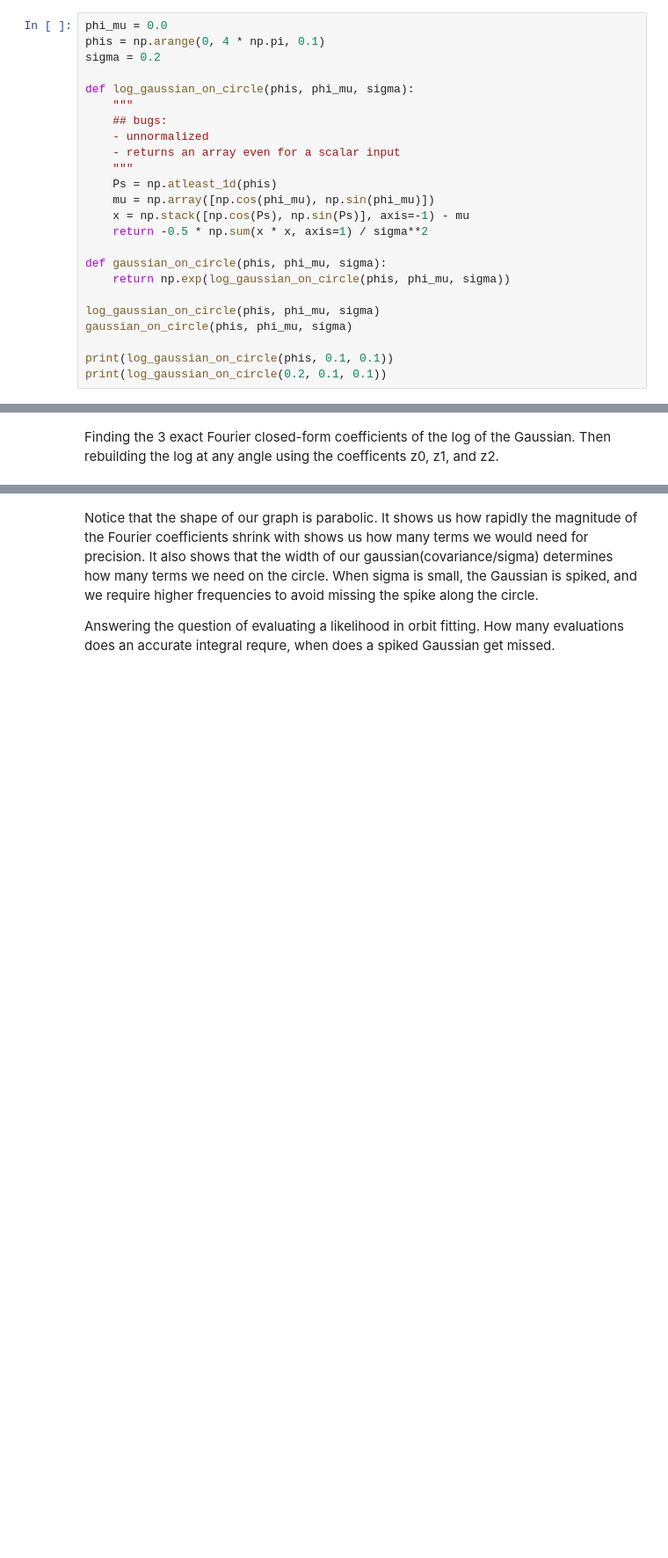
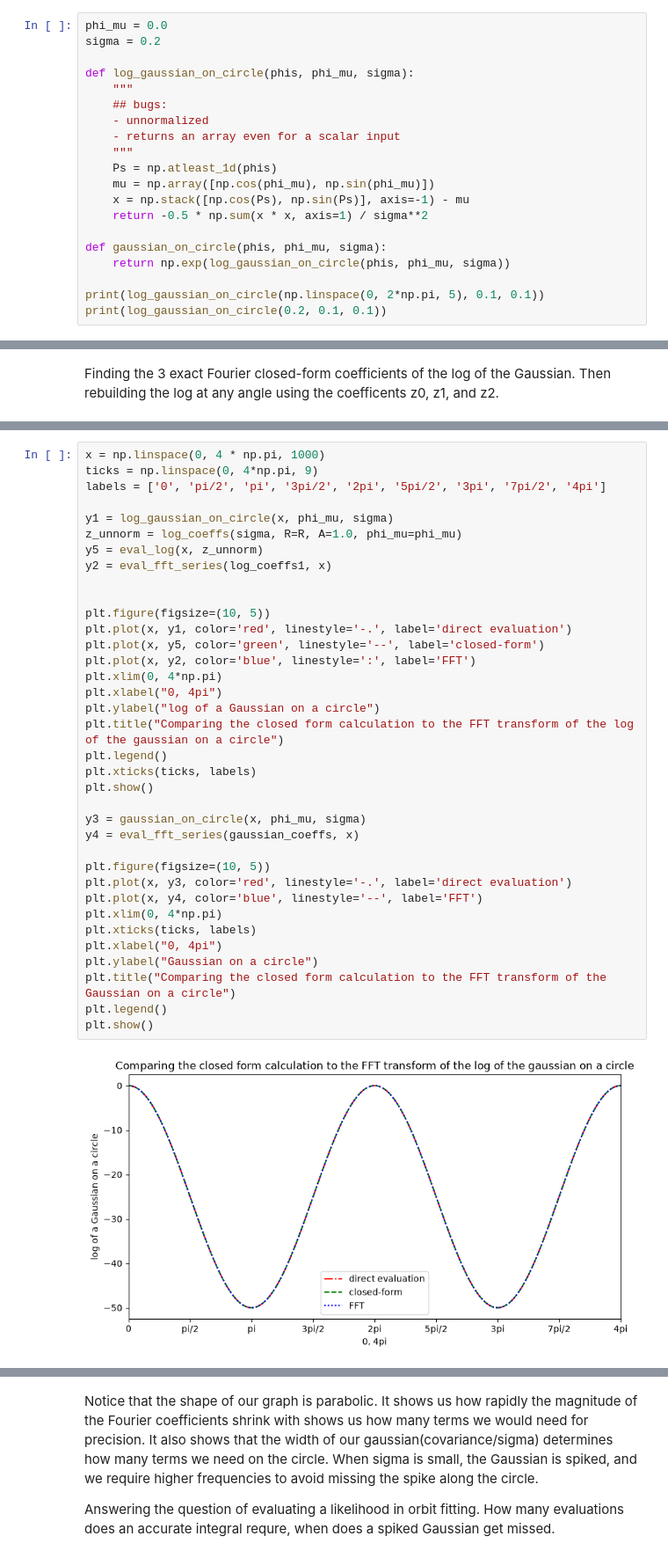
Before and after one commit to Erin-Shu/GAEL, a Jupyter notebook: Gaussian_on_a_Circle.ipynb, the cells around one changed output, grey strips where cells are left out. Shown at 88% size. Saved outputs shown, nothing was run; the diff lists cells and outputs as text; blank space fills up the shorter version.

```diff
--- a/Gaussian_on_a_Circle.ipynb
+++ b/Gaussian_on_a_Circle.ipynb
@@ -20,7 +6,6 @@ from functools import partial
 2d gaussian centered at mu, with width sigma evaluated on the unit circle.
 # %%
 phi_mu = 0.0
-phis = np.arange(0, 4 * np.pi, 0.1)
 sigma = 0.2
 
 def log_gaussian_on_circle(phis, phi_mu, sigma):
@@ -37,9 +22,6 @@ def log_gaussian_on_circle(phis, phi_mu, sigma):
 def gaussian_on_circle(phis, phi_mu, sigma):
     return np.exp(log_gaussian_on_circle(phis, phi_mu, sigma))
 
-log_gaussian_on_circle(phis, phi_mu, sigma)
-gaussian_on_circle(phis, phi_mu, sigma)
-
-print(log_gaussian_on_circle(phis, 0.1, 0.1))
+print(log_gaussian_on_circle(np.linspace(0, 2*np.pi, 5), 0.1, 0.1))
 print(log_gaussian_on_circle(0.2, 0.1, 0.1))
 # %% [output]
@@ -186,0 +116,38 @@ plt.show()
+# %%
+x = np.linspace(0, 4 * np.pi, 1000)
+ticks = np.linspace(0, 4*np.pi, 9)
+labels = ['0', 'pi/2', 'pi', '3pi/2', '2pi', '5pi/2', '3pi', '7pi/2', '4pi']
+
+y1 = log_gaussian_on_circle(x, phi_mu, sigma)
+z_unnorm = log_coeffs(sigma, R=R, A=1.0, phi_mu=phi_mu)
+y5 = eval_log(x, z_unnorm)
+y2 = eval_fft_series(log_coeffs1, x)
+
+
+plt.figure(figsize=(10, 5))
+plt.plot(x, y1, color='red', linestyle='-.', label='direct evaluation')
+plt.plot(x, y5, color='green', linestyle='--', label='closed-form')
+plt.plot(x, y2, color='blue', linestyle=':', label='FFT')
+plt.xlim(0, 4*np.pi)
+plt.xlabel("0, 4pi")
+plt.ylabel("log of a Gaussian on a circle")
+plt.title("Comparing the closed form calculation to the FFT transform of the log of the gaussian on a circle")
+plt.legend()
+plt.xticks(ticks, labels)
+plt.show()
+
+y3 = gaussian_on_circle(x, phi_mu, sigma)
+y4 = eval_fft_series(gaussian_coeffs, x)
+
+plt.figure(figsize=(10, 5))
+plt.plot(x, y3, color='red', linestyle='-.', label='direct evaluation')
+plt.plot(x, y4, color='blue', linestyle='--', label='FFT')
+plt.xlim(0, 4*np.pi)
+plt.xticks(ticks, labels)
+plt.xlabel("0, 4pi")
+plt.ylabel("Gaussian on a circle")
+plt.title("Comparing the closed form calculation to the FFT transform of the Gaussian on a circle")
+plt.legend()
+plt.show()
+# %% [output]
+[figure, added]
```
Also changed, not shown: parts of 14 cells of this notebook.
